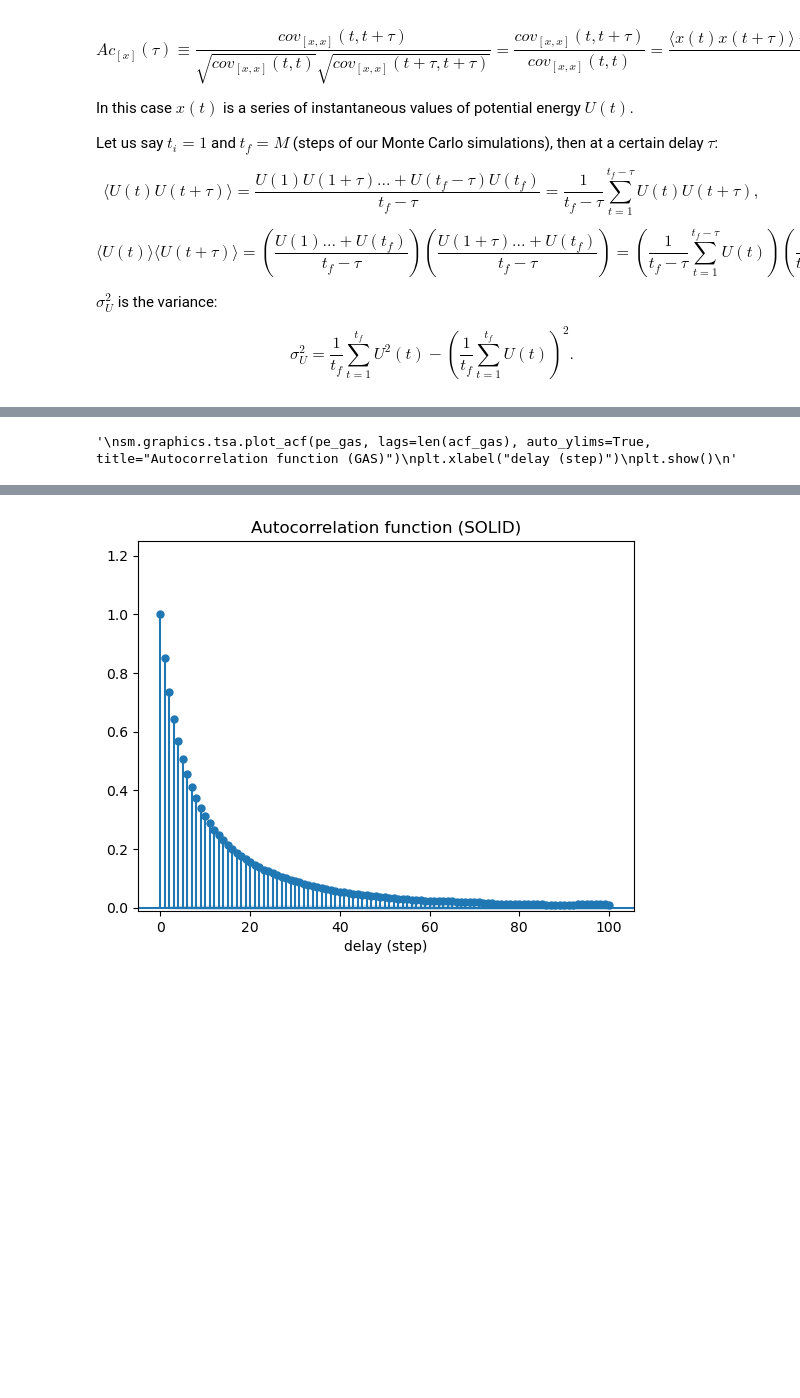
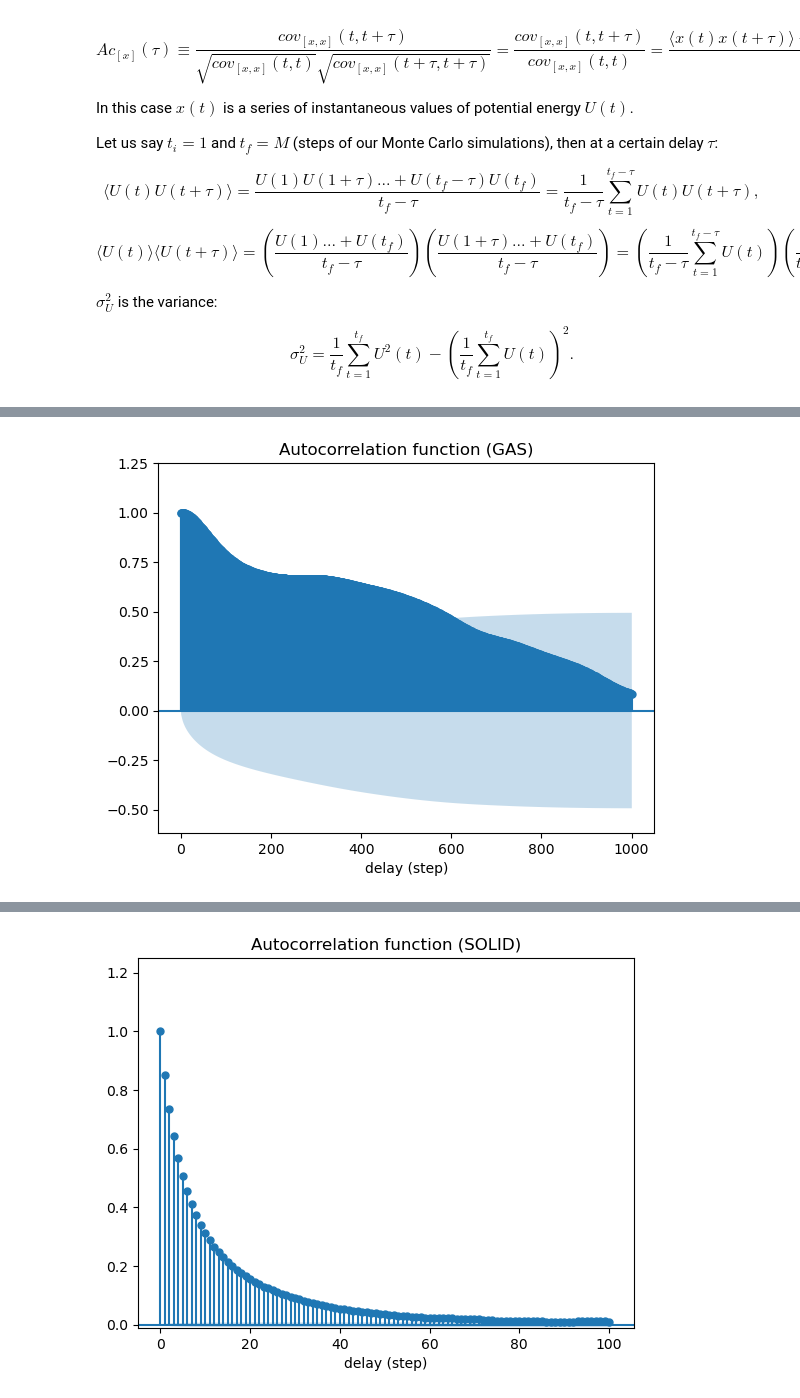
Before and after one commit to edoiannu/LSN_Exercises_Iannucci, a Jupyter notebook: Exercises_07/LSN_Exercises_07.ipynb, the cells around one changed output, grey strips where cells are left out. Drawn from its saved outputs; the diff is of its cells as text; code cells hidden in the pictures; blank space fills up the shorter version.

```diff
--- a/Exercises_07/LSN_Exercises_07.ipynb
+++ b/Exercises_07/LSN_Exercises_07.ipynb
@@ -59,8 +113,6 @@ acf_gas = sm.tsa.acf(pe_gas)
 # %%
-'''
-sm.graphics.tsa.plot_acf(pe_gas, lags=len(acf_gas), auto_ylims=True, title="Autocorrelation function (GAS)")
+sm.graphics.tsa.plot_acf(pe_gas, lags=1000, auto_ylims=True, title="Autocorrelation function (GAS)")
 plt.xlabel("delay (step)")
 plt.show()
-'''
 # %% [output]
-'\nsm.graphics.tsa.plot_acf(pe_gas, lags=len(acf_gas), auto_ylims=True, title="Autocorrelation function (GAS)")\nplt.xlabel("delay (step)")\nplt.show()\n'
+[figure, added]
```
Also changed, not shown: parts of 8 cells of this notebook, 41 other files.
